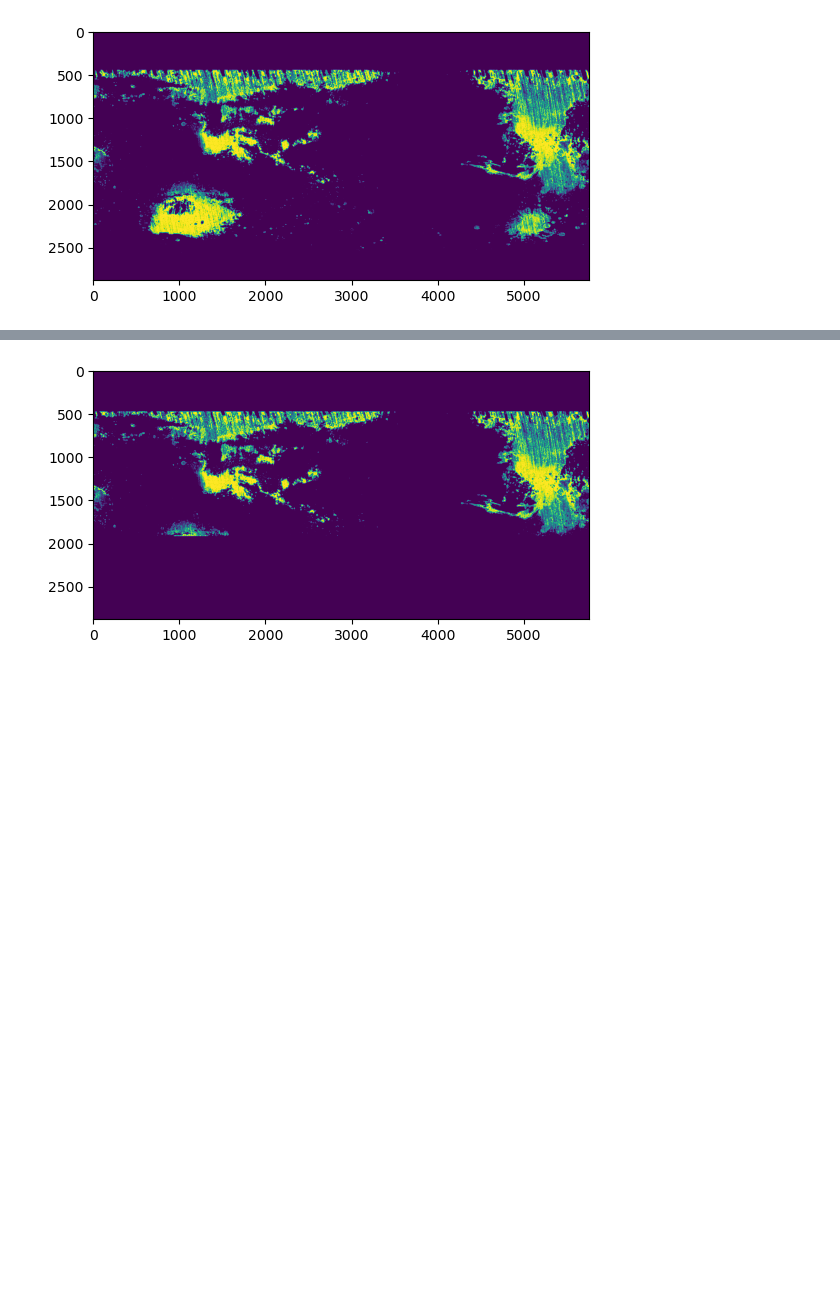
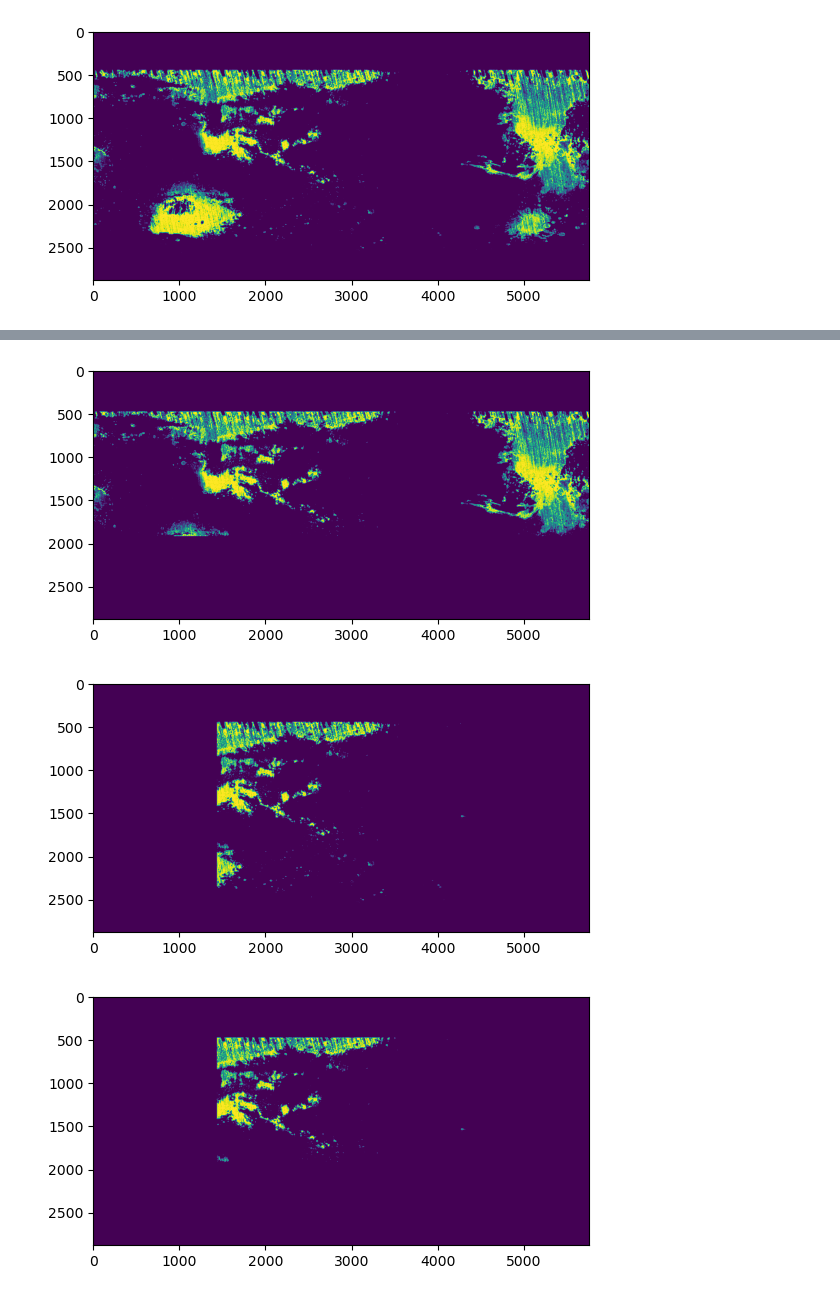
Before and after one commit to hlakams/mars-landing, a Jupyter notebook: Drafting.ipynb, the cells around one changed output, grey strips where cells are left out. Cells and saved outputs as stored; diff of their text form; code cells hidden in the pictures; blank space fills up the shorter version.

```diff
--- a/Drafting.ipynb
+++ b/Drafting.ipynb
@@ -174,7 +185,7 @@ def latitude_mask(bottom, top, dim_x, dim_y):
     (new_bottom, new_top) = latitude_intervals(bottom, top, dim_x)
 
     # iterate over latitude interval to make mask
-    for x in range(new_top - 1, new_bottom, 1):
+    for x in range(new_top, new_bottom, 1):
         for y in range(len(base_mask[0])):
             base_mask[x][y] = True
 
@@ -183,8 +203,48 @@ def latitude_mask(bottom, top, dim_x, dim_y):
+# %%
+# find image's vertical interval equivalent to a latitudinal slice
+def longitude_intervals(left, right, dim_y):
+    # per-degree equivalence factor
+    factor = dim_y / 360
+
+    # convert latitudes
+    new_left = absolute_longitude(left) * factor
+    new_right = absolute_longitude(right) * factor
+
+    # remove rounding errors
+    return (round(new_left), round(new_right))
+# %%
+# generate the boolean latitude mask
+def longitude_mask(left, right, dim_x, dim_y):
+    # empty boolean mask
+    base_mask = np.full((dim_x, dim_y), False)
+
+    # get correct latitudes
+    (new_left, new_right) = longitude_intervals(left, right, dim_y)
+
+    # iterate over latitude interval to make mask
+    for x in range(len(base_mask)):
+        for y in range(new_left, new_right + 1, 1):
+            base_mask[x][y] = True
+
+    # done
+    return base_mask
 # %%
 # example mask: -30deg South, 60deg North
 lat_mask = latitude_mask(-30, 60, 2880, 5760)
+
+# example mask: -90deg West, 90deg East
+lon_mask = longitude_mask(-90, 90, 2880, 5760)
-# %%
-plt.imshow(elev_mask & alt_mask & dci_mask & lat_mask)
-plt.show()
-# %% [output]
-[figure, removed]
+# %%
+# testing latitudinal mask
+plt.imshow(elev_mask & alt_mask & dci_mask & lat_mask)
+plt.show()
+# testing latitudinal mask
+plt.imshow(elev_mask & alt_mask & dci_mask & lon_mask)
+plt.show()
+# testing latitudinal mask
+plt.imshow(elev_mask & alt_mask & dci_mask & lat_mask & lon_mask)
+plt.show()
+# %% [output]
+[figure, added]
+[figure, added]
+[figure, added]
```
Also changed, not shown: parts of 9 cells of this notebook.
